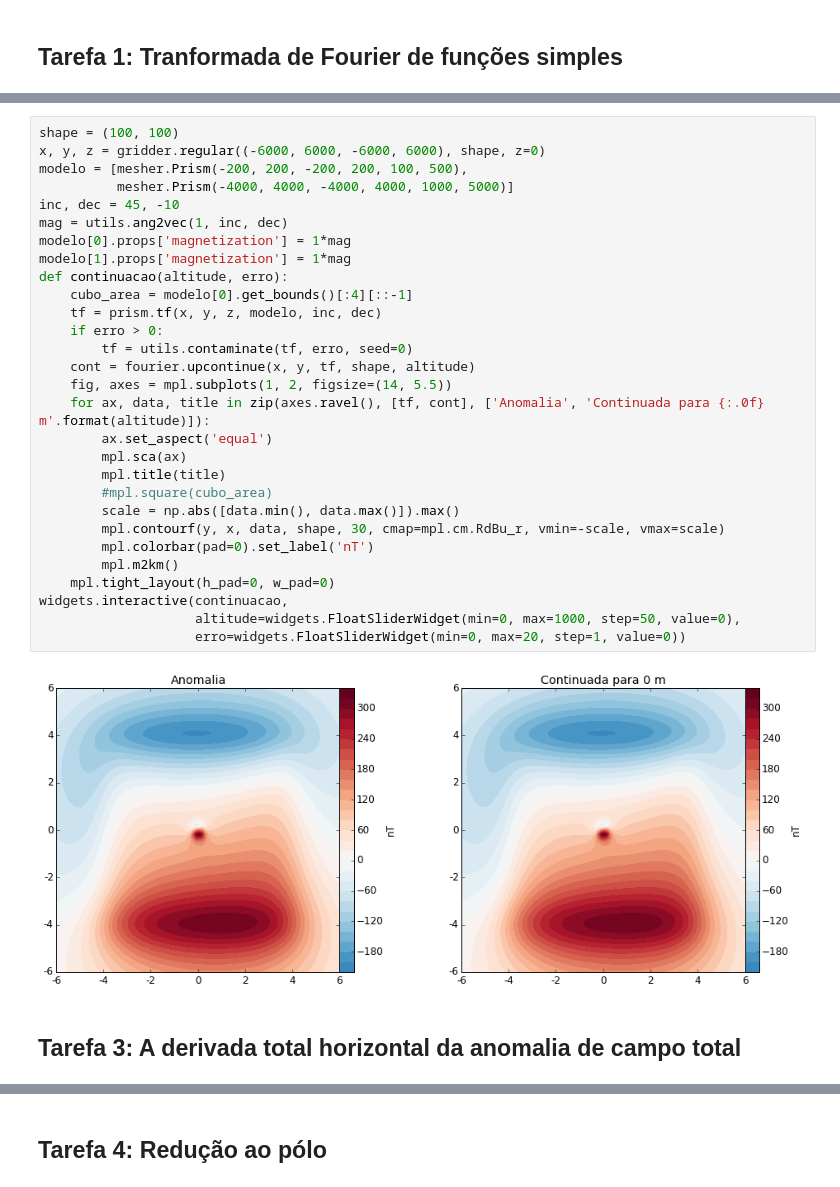
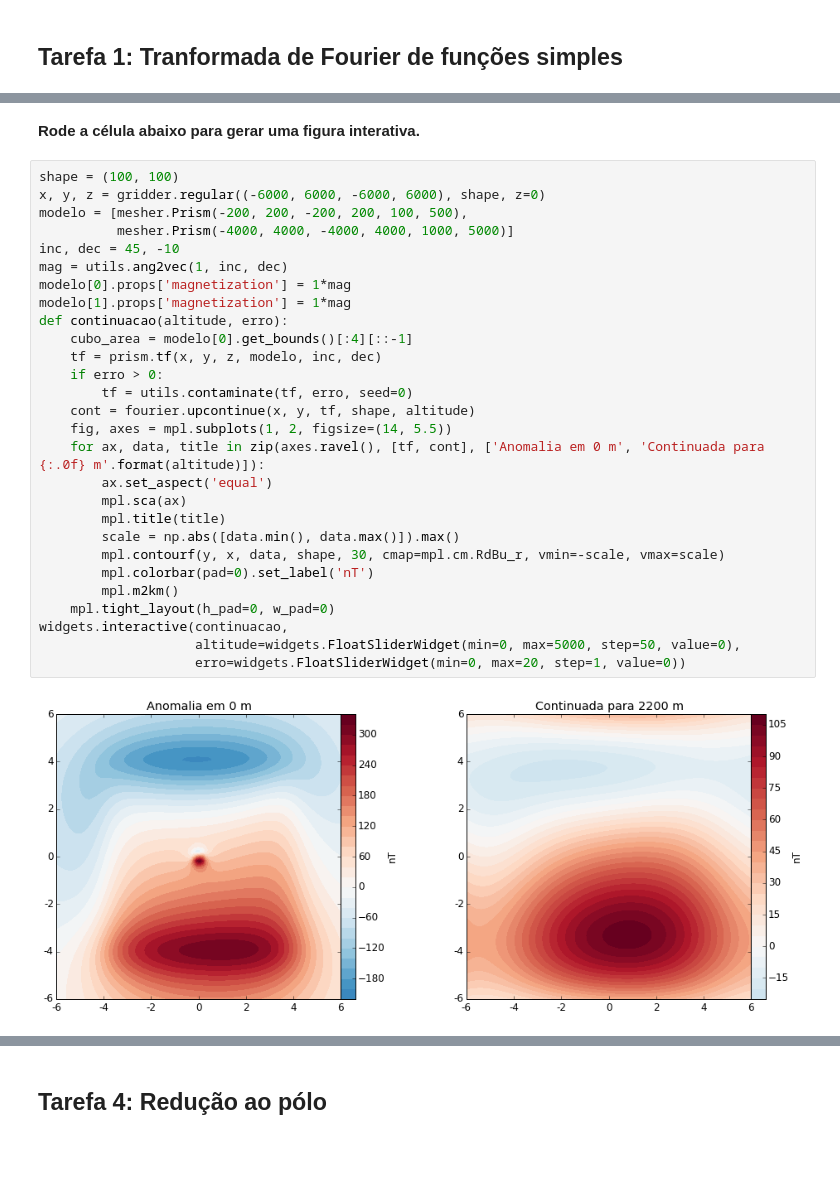
Before and after one commit to leouieda/geofisica1, a Jupyter notebook: lessons/magnetometria/pratica2.ipynb, the cells around one changed output, grey strips where cells are left out. Cells and saved outputs as stored; diff of their text form; blank space fills up the shorter version.

```diff
--- a/lessons/magnetometria/pratica2.ipynb
+++ b/lessons/magnetometria/pratica2.ipynb
@@ -76,33 +117,32 @@ widgets.interactive(dois_senos,
+# %% [markdown]
+**Rode a célula abaixo para gerar uma figura interativa.**
 # %%
 shape = (100, 100)
 x, y, z = gridder.regular((-6000, 6000, -6000, 6000), shape, z=0)
 modelo = [mesher.Prism(-200, 200, -200, 200, 100, 500),
           mesher.Prism(-4000, 4000, -4000, 4000, 1000, 5000)]
 inc, dec = 45, -10
 mag = utils.ang2vec(1, inc, dec)
 modelo[0].props['magnetization'] = 1*mag
 modelo[1].props['magnetization'] = 1*mag
 def continuacao(altitude, erro):
     cubo_area = modelo[0].get_bounds()[:4][::-1]
     tf = prism.tf(x, y, z, modelo, inc, dec)
     if erro > 0:
         tf = utils.contaminate(tf, erro, seed=0)
     cont = fourier.upcontinue(x, y, tf, shape, altitude)
     fig, axes = mpl.subplots(1, 2, figsize=(14, 5.5))
-    for ax, data, title in zip(axes.ravel(), [tf, cont], ['Anomalia', 'Continuada para {:.0f} m'.format(altitude)]):
+    for ax, data, title in zip(axes.ravel(), [tf, cont], ['Anomalia em 0 m', 'Continuada para {:.0f} m'.format(altitude)]):
         ax.set_aspect('equal')
         mpl.sca(ax)
         mpl.title(title)
-        #mpl.square(cubo_area)
         scale = np.abs([data.min(), data.max()]).max()
         mpl.contourf(y, x, data, shape, 30, cmap=mpl.cm.RdBu_r, vmin=-scale, vmax=scale)
         mpl.colorbar(pad=0).set_label('nT')
         mpl.m2km()
     mpl.tight_layout(h_pad=0, w_pad=0)
 widgets.interactive(continuacao,
-                    altitude=widgets.FloatSliderWidget(min=0, max=1000, step=50, value=0),
+                    altitude=widgets.FloatSliderWidget(min=0, max=5000, step=50, value=0),
                     erro=widgets.FloatSliderWidget(min=0, max=20, step=1, value=0))
 # %% [output]
-[figure, old version]
+[figure, new version]
-# %% [markdown]
-## Tarefa 3: A derivada total horizontal da anomalia de campo total
```
Also changed, not shown: parts of 16 cells of this notebook.
